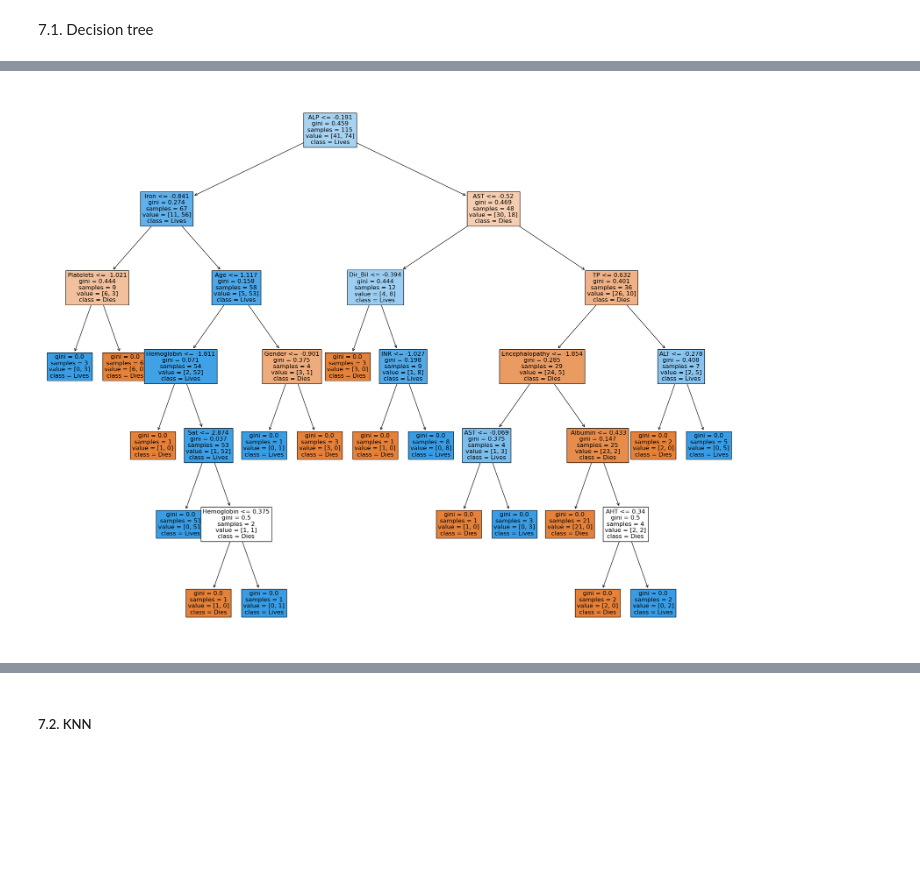
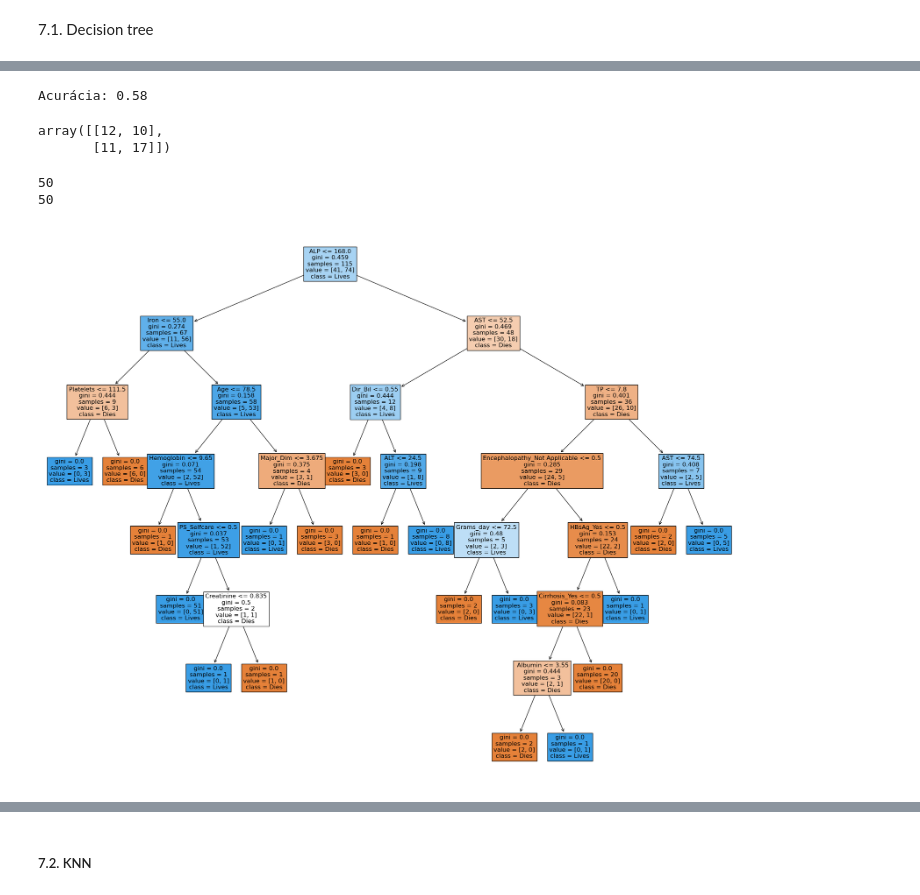
Before and after one commit to baia0107/Assignment2, a Jupyter notebook: final-Copy1A.ipynb, the cells around one changed output, grey strips where cells are left out. Drawn from its saved outputs; the diff is of its cells as text; code cells hidden in the pictures; blank space fills up the shorter version.

```diff
--- a/final-Copy1A.ipynb
+++ b/final-Copy1A.ipynb
@@ -761,0 +765,3 @@ X_train, X_test, y_train, y_test = train_test_split(X, y, test_size=0.33, random
+# %%
+X = hcc_data.drop('Class_Lives', axis=1)
+y = hcc_data['Class_Lives']
@@ -762,4 +771,2 @@ X_train, X_test, y_train, y_test = train_test_split(X, y, test_size=0.33, random
 # %%
-from sklearn.tree import DecisionTreeClassifier
-clf = DecisionTreeClassifier(max_depth=50)
-clf.fit(X_train, y_train)
+X = pd.get_dummies(X, drop_first=True)
@@ -767,0 +773,2 @@ DecisionTreeClassifier(max_depth=50)
+# %%
+X_train, X_test, y_train, y_test = train_test_split(X, y, test_size=0.3, random_state=42)
@@ -869,3 +780,0 @@ weighted avg       0.19      0.44      0.27        55
-# %%
-feature_names = X.columns
-feature_names
@@ -903,14 +780,0 @@ feature_importance.head(10).plot(kind='bar')
-# %%
-from sklearn import tree
-from matplotlib import pyplot as plt
-clf_final = clf.named_steps['clf']  # 'clf' é o nome do estimador no pipeline
-
-# Plotar a árvore de decisão
-fig = plt.figure(figsize=(25, 20))
-_ = tree.plot_tree(clf_final,
-                   feature_names=feature_names,
-                   class_names={0: 'Dies', 1: 'Lives'},
-                   filled=True,
-                   fontsize=12)
-# %% [output]
-[figure, removed]
@@ -916,0 +783,31 @@ _ = tree.plot_tree(clf_final,
+# %%
+accuracy = accuracy_score(y_test, y_pred)
+print(f'Acurácia: {accuracy}')
+# %% [output]
+Acurácia: 0.58
+# %%
+from sklearn.metrics import confusion_matrix
+confusion_matrix(y_test,y_pred,labels = [0,1])
+# %% [output]
+array([[12, 10],
+       [11, 17]])
+# %%
+print(len(y_test))            # Verificar o tamanho de y_test
+print(len(y_pred))     # Verificar o tamanho de y_pred_binary
+# %% [output]
+50
+50
+# %%
+from sklearn import tree
+from matplotlib import pyplot as plt
+
+# Plotar a árvore de decisão
+plt.figure(figsize=(25, 20))
+_ = tree.plot_tree(clf,
+                   feature_names=feature_names,
+                   class_names={0: 'Dies', 1: 'Lives'},
+                   filled=True,
+                   fontsize=12)
+plt.show()
+# %% [output]
+[figure, added]
```
Also changed, not shown: parts of 44 cells of this notebook.
